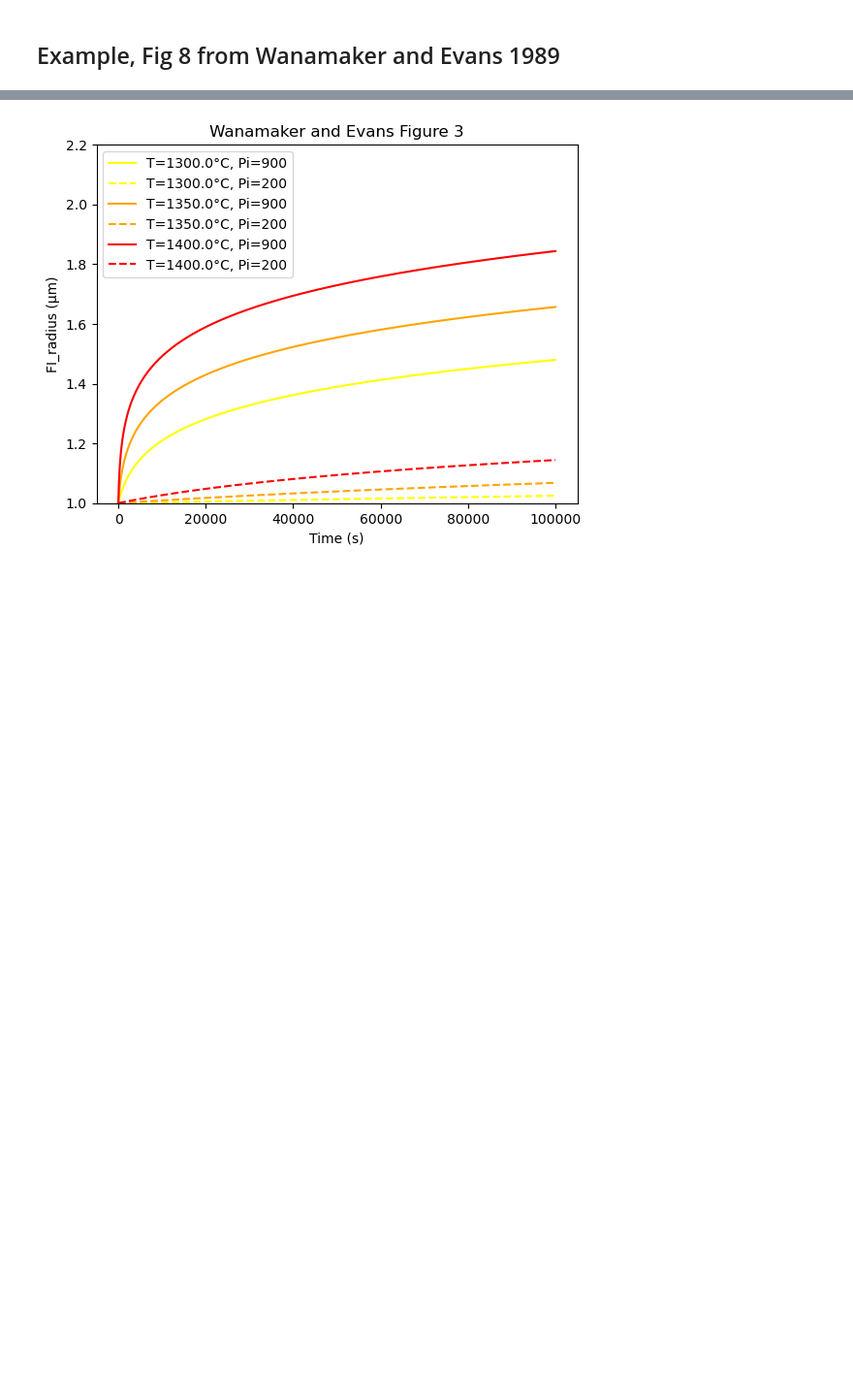
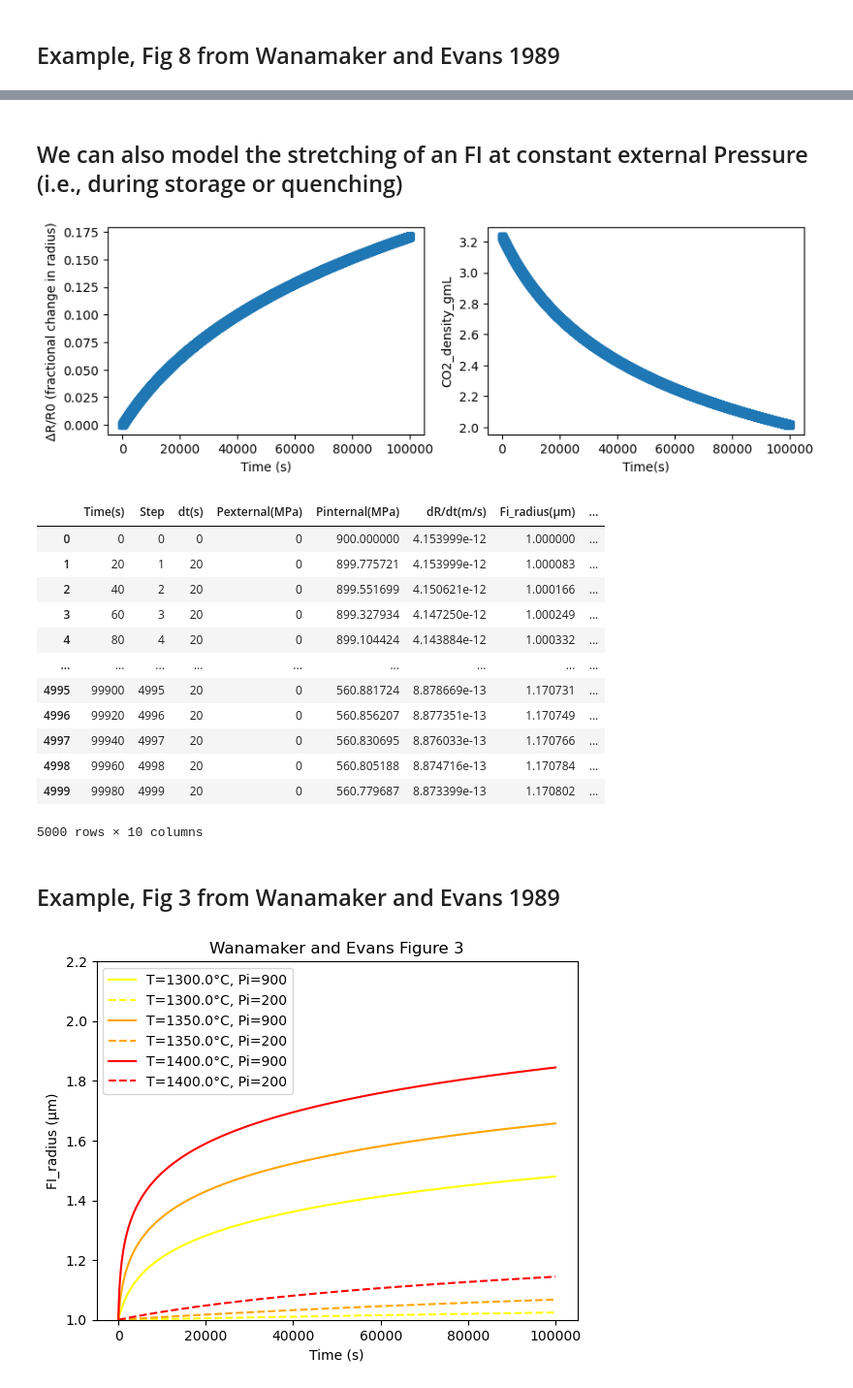
Before and after one commit to cljdevitre/FIstretch, a Jupyter notebook: docs/Wanamaker_model_example.ipynb, the cells around one changed output, grey strips where cells are left out. Shown at 97% size. Cells and saved outputs as stored; diff of their text form; code cells hidden in the pictures; blank space fills up the shorter version.

```diff
--- a/docs/Wanamaker_model_example.ipynb
+++ b/docs/Wanamaker_model_example.ipynb
@@ -93,3 +155,45 @@ plt.show()
+# %% [markdown]
+## We can also model the stretching of an FI at constant external Pressure (i.e., during storage or quenching)
+# %%
+import FIstretch as relax
+import pandas as pd
+import numpy as np
+import matplotlib.pyplot as plt
+
+T=1200+273.15
+Pinternal=900
+Pexternal=0
+
+R0 = 1.0*10**-6  # Initial value of R
+b = R0 * 1000  # Value of b
+steps = 5000  # Number of steps to iterate
+totaltime = 100000
+
+EOS='ideal'
+method='Euler'
+plotfig=True
+
+solution = relax.stretch_at_constant_Pext(R=R0, b=b, T=T, Pinternal=Pinternal, Pexternal=Pexternal,
+                                        totaltime=totaltime, steps=steps, EOS=EOS,method=method,
+                                        plotfig=plotfig)
+solution
+# %% [output]
+[figure, added]
+|  | Time(s) | Step | dt(s) | Pexternal(MPa) | Pinternal(MPa) | dR/dt(m/s) | Fi_radius(μm) | ... |
+| 0 | 0 | 0 | 0 | 0 | 900.000000 | 4.153999e-12 | 1.000000 | ... |
+| 1 | 20 | 1 | 20 | 0 | 899.775721 | 4.153999e-12 | 1.000083 | ... |
+| 2 | 40 | 2 | 20 | 0 | 899.551699 | 4.150621e-12 | 1.000166 | ... |
+| 3 | 60 | 3 | 20 | 0 | 899.327934 | 4.147250e-12 | 1.000249 | ... |
+| 4 | 80 | 4 | 20 | 0 | 899.104424 | 4.143884e-12 | 1.000332 | ... |
+| ... | ... | ... | ... | ... | ... | ... | ... | ... |
+| 4995 | 99900 | 4995 | 20 | 0 | 560.881724 | 8.878669e-13 | 1.170731 | ... |
+| 4996 | 99920 | 4996 | 20 | 0 | 560.856207 | 8.877351e-13 | 1.170749 | ... |
+| 4997 | 99940 | 4997 | 20 | 0 | 560.830695 | 8.876033e-13 | 1.170766 | ... |
+| 4998 | 99960 | 4998 | 20 | 0 | 560.805188 | 8.874716e-13 | 1.170784 | ... |
+| 4999 | 99980 | 4999 | 20 | 0 | 560.779687 | 8.873399e-13 | 1.170802 | ... |
+5000 rows × 10 columns
+# %% [markdown]
+## Example, Fig 3 from Wanamaker and Evans 1989
 # %%
 T_list = [1300,1350,1400]
 temperatures=[t + 273.15 for t in T_list]
```
Also changed, not shown: parts of 9 cells of this notebook, 3 other files.
